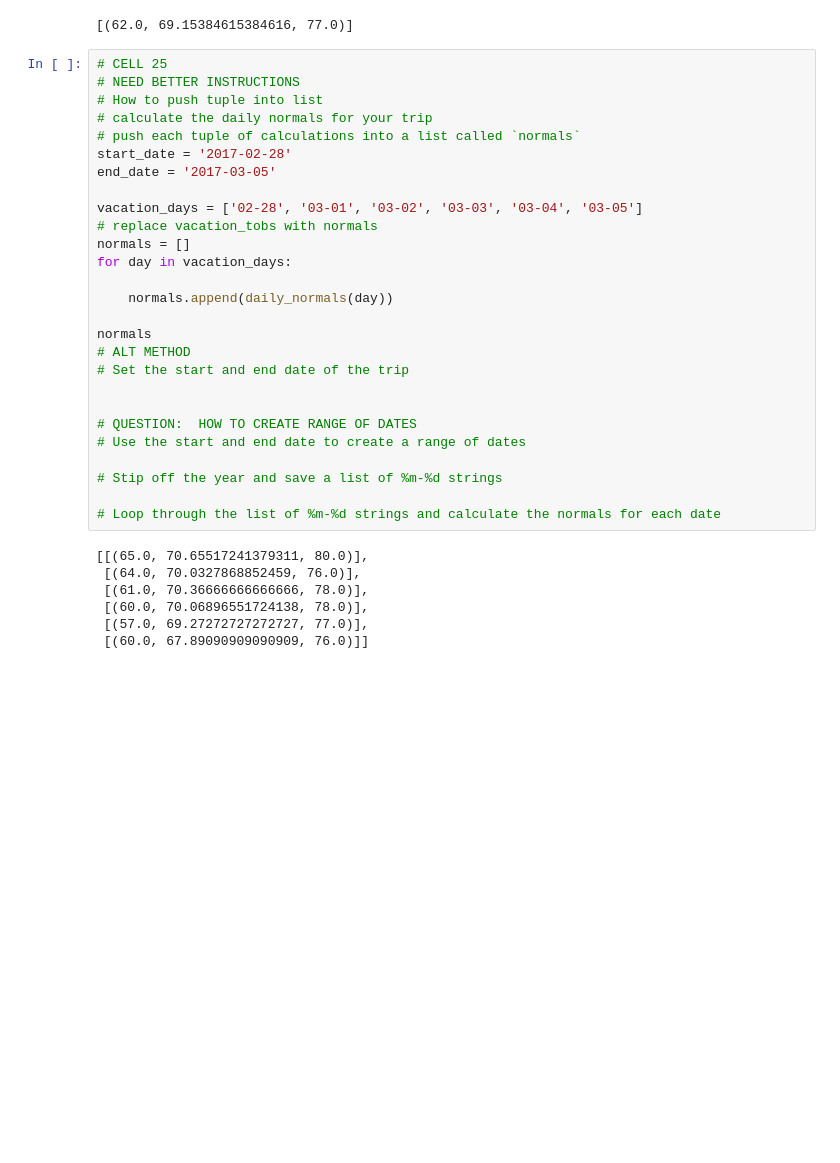
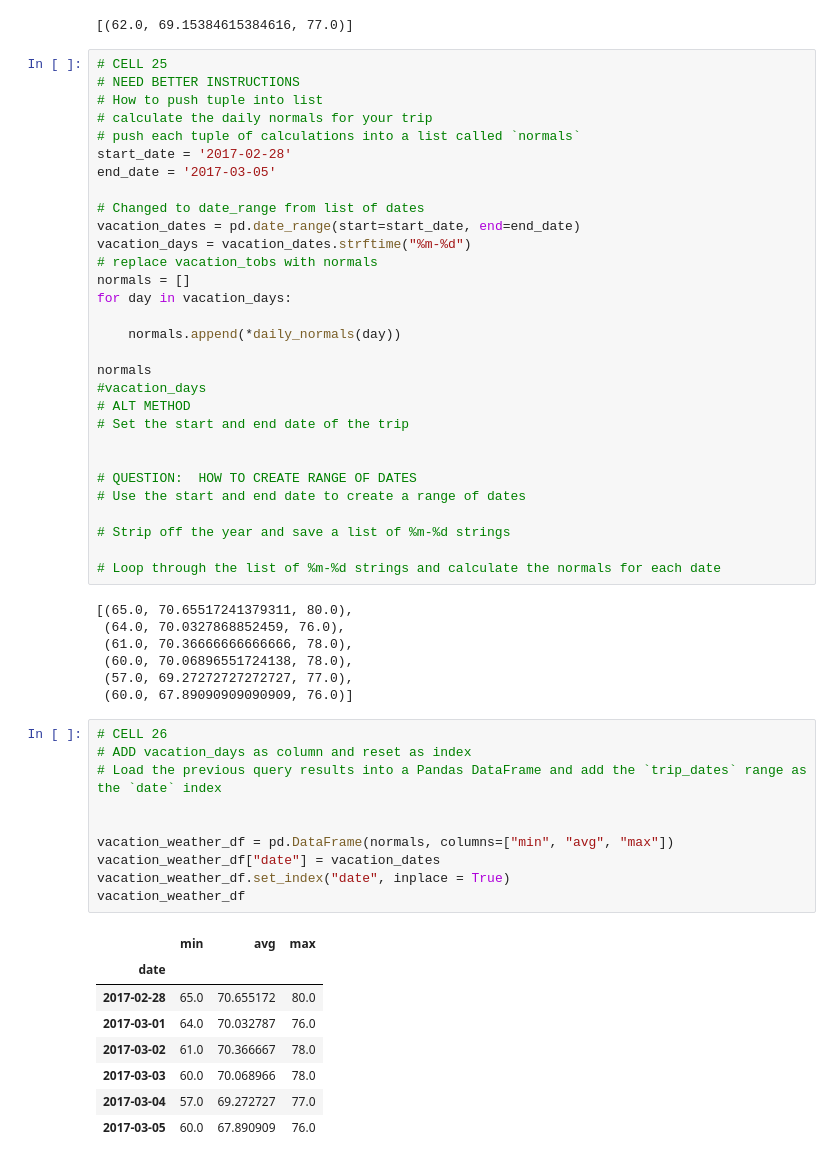
Before and after one commit to michael-grad/sqlalchemy-challenge, a Jupyter notebook: climate_starter.ipynb, the cells around one changed output. Cells and saved outputs as stored; diff of their text form; blank space fills up the shorter version.

```diff
--- a/climate_starter.ipynb
+++ b/climate_starter.ipynb
@@ -540,14 +490,17 @@ daily_normals("01-01")
 start_date = '2017-02-28'
 end_date = '2017-03-05'
 
-vacation_days = ['02-28', '03-01', '03-02', '03-03', '03-04', '03-05']
+# Changed to date_range from list of dates
+vacation_dates = pd.date_range(start=start_date, end=end_date)
+vacation_days = vacation_dates.strftime("%m-%d")
 # replace vacation_tobs with normals
 normals = []
 for day in vacation_days:
 
-    normals.append(daily_normals(day))
+    normals.append(*daily_normals(day))
 
 normals
+#vacation_days
 # ALT METHOD
 # Set the start and end date of the trip
 
@@ -555,14 +508,33 @@ normals
 # QUESTION:  HOW TO CREATE RANGE OF DATES
 # Use the start and end date to create a range of dates
 
-# Stip off the year and save a list of %m-%d strings
+# Strip off the year and save a list of %m-%d strings
 
 # Loop through the list of %m-%d strings and calculate the normals for each date
 # %% [output]
-[[(65.0, 70.65517241379311, 80.0)],
- [(64.0, 70.0327868852459, 76.0)],
- [(61.0, 70.36666666666666, 78.0)],
- [(60.0, 70.06896551724138, 78.0)],
- [(57.0, 69.27272727272727, 77.0)],
- [(60.0, 67.89090909090909, 76.0)]]
+[(65.0, 70.65517241379311, 80.0),
+ (64.0, 70.0327868852459, 76.0),
+ (61.0, 70.36666666666666, 78.0),
+ (60.0, 70.06896551724138, 78.0),
+ (57.0, 69.27272727272727, 77.0),
+ (60.0, 67.89090909090909, 76.0)]
+# %%
+# CELL 26
+# ADD vacation_days as column and reset as index
+# Load the previous query results into a Pandas DataFrame and add the `trip_dates` range as the `date` index
+
+
+vacation_weather_df = pd.DataFrame(normals, columns=["min", "avg", "max"])
+vacation_weather_df["date"] = vacation_dates
+vacation_weather_df.set_index("date", inplace = True)
+vacation_weather_df
+# %% [output]
+|  | min | avg | max |
+| date |  |  |  |
+| 2017-02-28 | 65.0 | 70.655172 | 80.0 |
+| 2017-03-01 | 64.0 | 70.032787 | 76.0 |
+| 2017-03-02 | 61.0 | 70.366667 | 78.0 |
+| 2017-03-03 | 60.0 | 70.068966 | 78.0 |
+| 2017-03-04 | 57.0 | 69.272727 | 77.0 |
+| 2017-03-05 | 60.0 | 67.890909 | 76.0 |
 # %%
```
Also changed, not shown: parts of 8 cells of this notebook, 1 other file.
